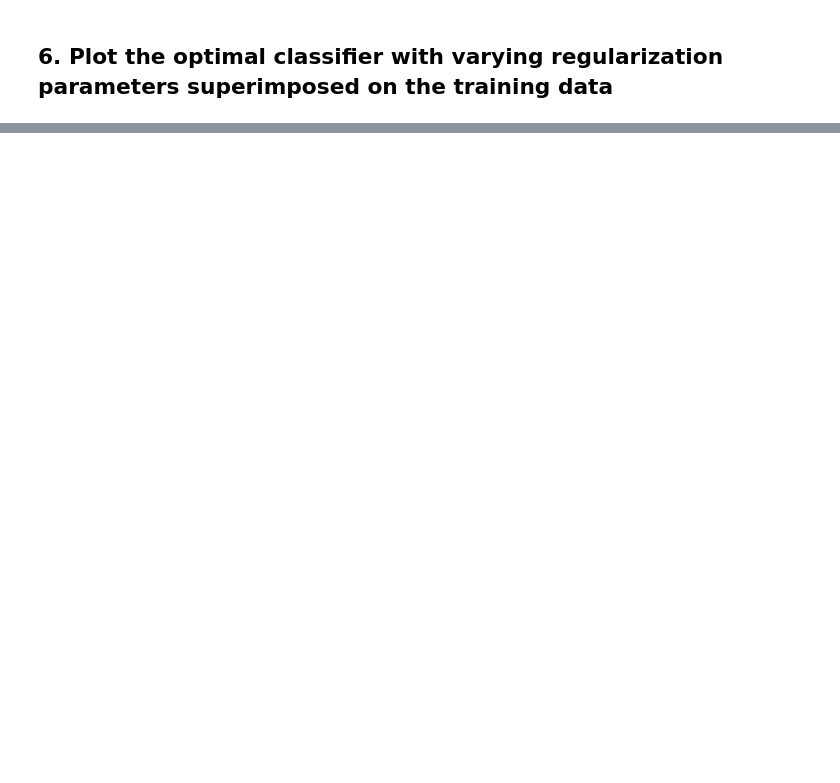
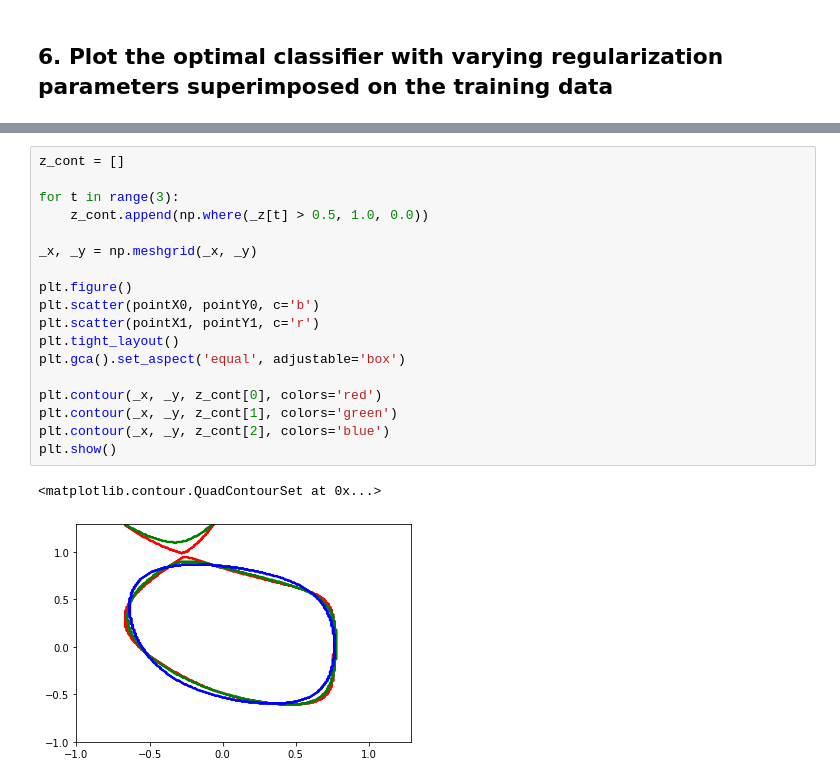
Before and after one commit to cielixer/CAU-MachineLearning2020-1st, a Jupyter notebook: Homework07/code.ipynb, the cells around one changed output, grey strips where cells are left out. Cells and saved outputs as stored; diff of their text form; blank space fills up the shorter version.

```diff
--- a/Homework07/code.ipynb
+++ b/Homework07/code.ipynb
@@ -220,0 +241,21 @@ NameError: name '_fke' is not defined
+# %%
+z_cont = []
+
+for t in range(3):
+    z_cont.append(np.where(_z[t] > 0.5, 1.0, 0.0))
+
+_x, _y = np.meshgrid(_x, _y)
+
+plt.figure()
+plt.scatter(pointX0, pointY0, c='b')
+plt.scatter(pointX1, pointY1, c='r')
+plt.tight_layout()
+plt.gca().set_aspect('equal', adjustable='box')
+
+plt.contour(_x, _y, z_cont[0], colors='red')
+plt.contour(_x, _y, z_cont[1], colors='green')
+plt.contour(_x, _y, z_cont[2], colors='blue')
+plt.show()
+# %% [output]
+<matplotlib.contour.QuadContourSet at 0x...>
+[figure, added]
```
Also changed, not shown: parts of 6 cells of this notebook.
